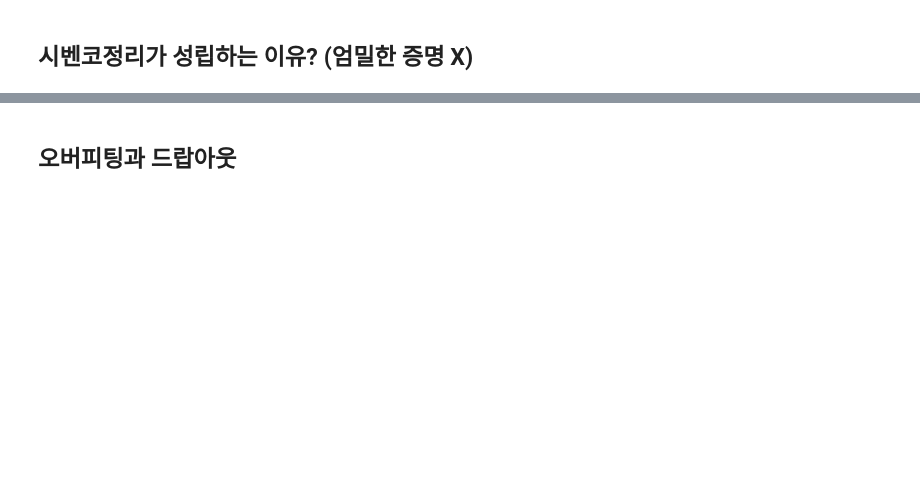
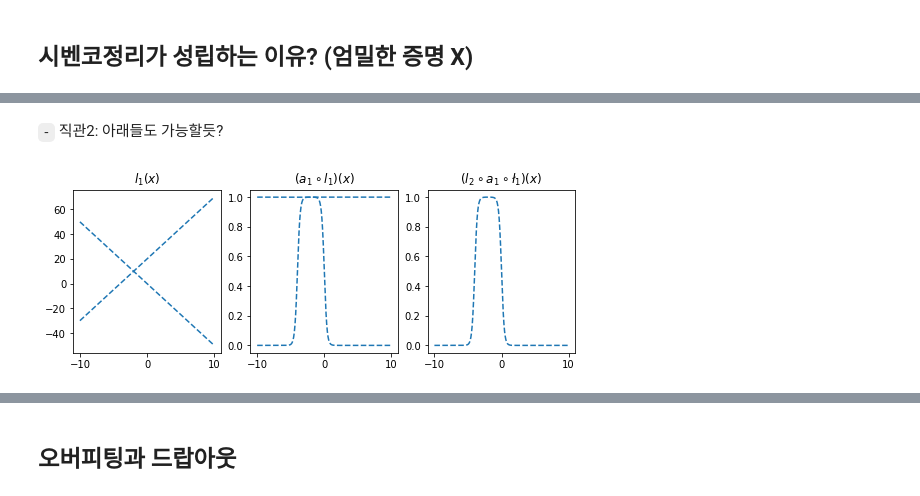
Before and after one commit to guebin/DL2022_backup, a Jupyter notebook: _notebooks/Untitled1.ipynb, the cells around one changed output, grey strips where cells are left out. Saved outputs shown, nothing was run; the diff lists cells and outputs as text; code cells hidden in the pictures; blank space fills up the shorter version.

```diff
--- a/_notebooks/Untitled1.ipynb
+++ b/_notebooks/Untitled1.ipynb
@@ -357,0 +374,13 @@ plt.plot(x,sig(-5*(x-4)))
+# %% [markdown]
+`-` 직관2: 아래들도 가능할듯?
+# %%
+l1.weight.data = torch.tensor([[-5.00],[5.00]])
+l1.bias.data = torch.tensor([+0.00,+20.00])
+l2.weight.data = torch.tensor([[1.00,1.00]])
+l2.bias.data = torch.tensor([-1.00])
+fig,ax = plt.subplots(1,3,figsize=(9,3))
+ax[0].plot(x,l1(x).data,'--',color='C0'); ax[0].set_title('$l_1(x)$')
+ax[1].plot(x,a1(l1(x)).data,'--',color='C0'); ax[1].set_title('$(a_1 \circ l_1)(x)$')
+ax[2].plot(x,l2(a1(l1(x))).data,'--',color='C0'); ax[2].set_title('$(l_2 \circ a_1 \circ \l_1)(x)$');
+# %% [output]
+[figure, added]
```
Also changed, not shown: parts of 160 cells of this notebook, 1 other file.
